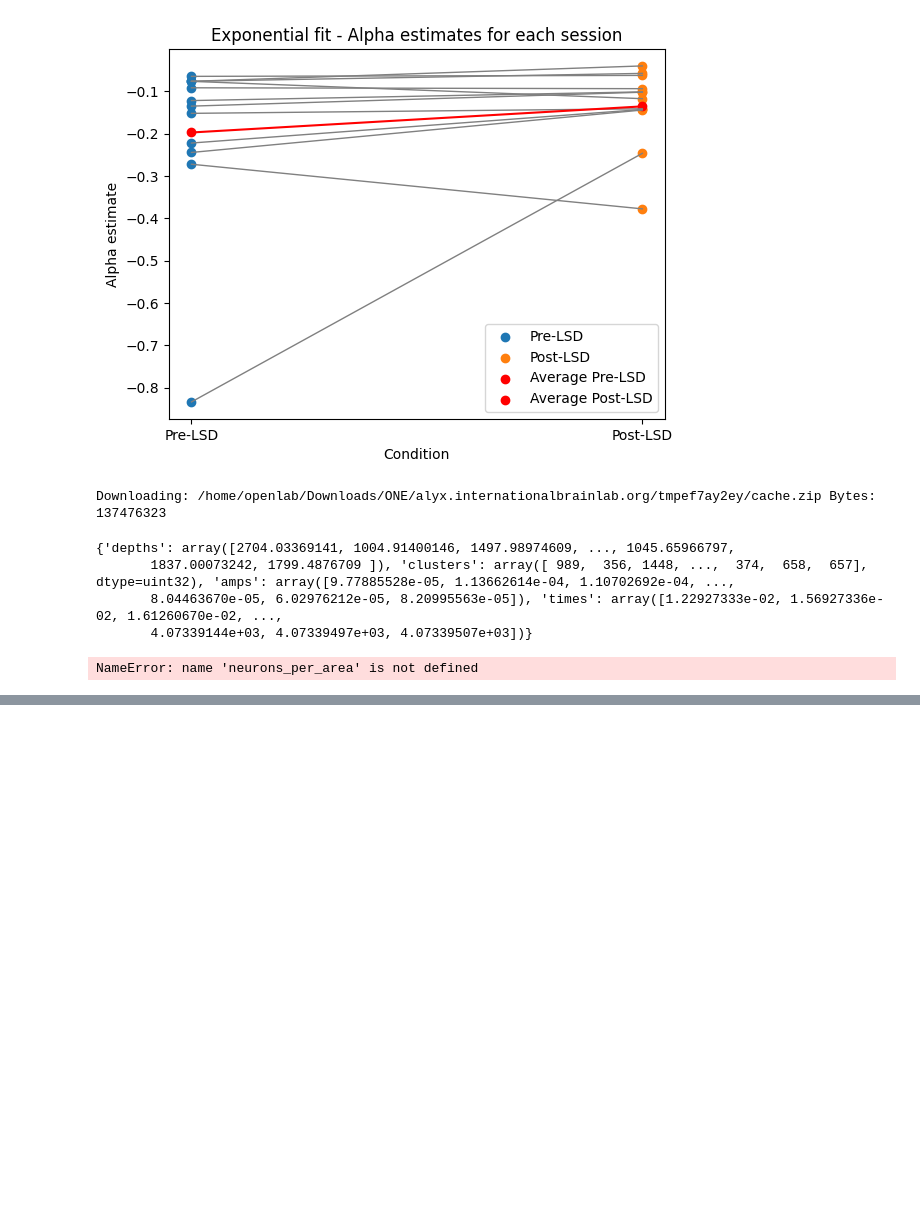
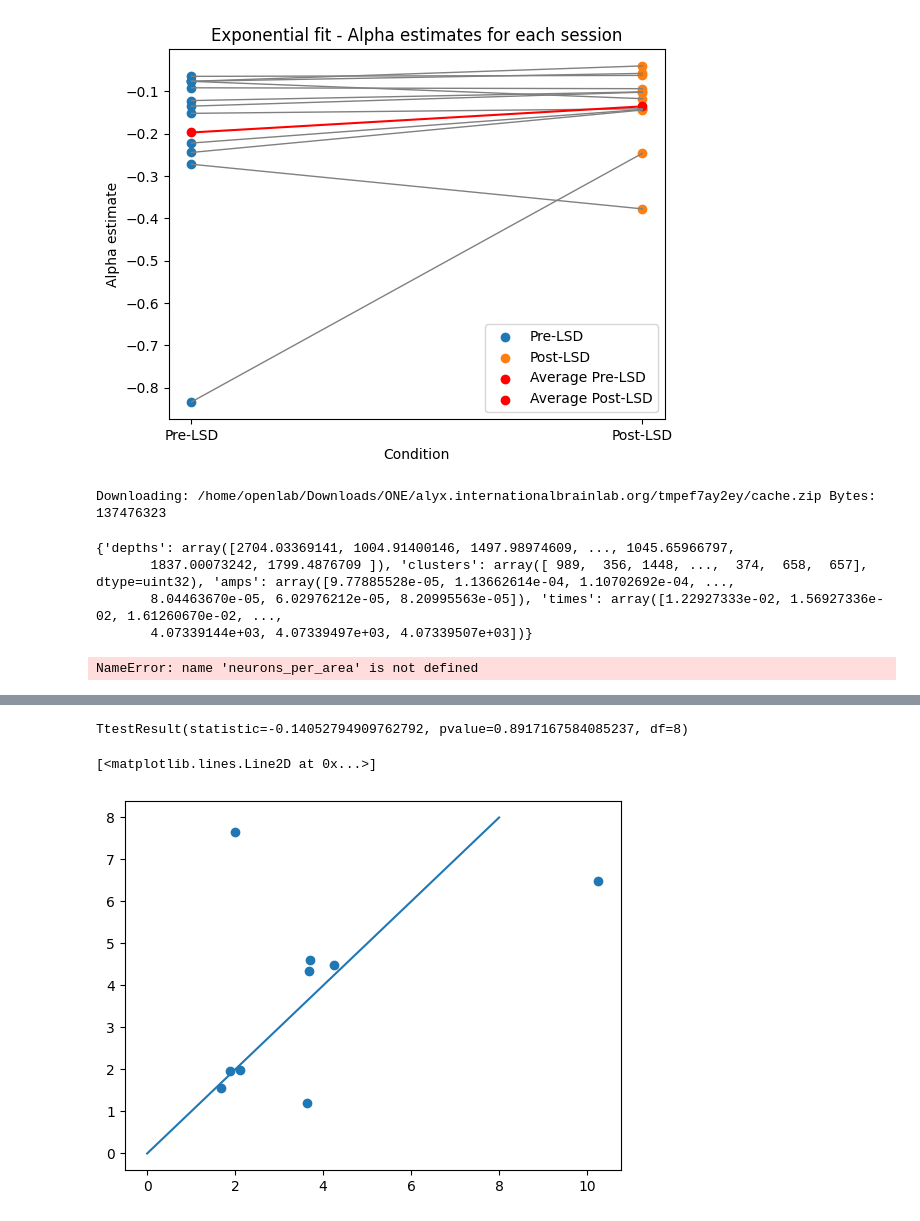
Before and after one commit to ja-94/psychedelics, a Jupyter notebook: 02_PCA.ipynb, the cells around one changed output, grey strips where cells are left out. Drawn from its saved outputs; the diff is of its cells as text; code cells hidden in the pictures; blank space fills up the shorter version.

```diff
--- a/02_PCA.ipynb
+++ b/02_PCA.ipynb
@@ -722,0 +800,11 @@ for idx, session in df_spikes.groupby('eid'):
+# %%
+scipy.stats.ttest_rel(df_pca['tau_0'], df_pca['tau_1'])
+# %% [output]
+TtestResult(statistic=-0.14052794909762792, pvalue=0.8917167584085237, df=8)
+# %%
+df_pca
+plt.scatter(df_pca['tau_0'], df_pca['tau_1'])
+plt.plot ([0,8], [0,8])
+# %% [output]
+[<matplotlib.lines.Line2D at 0x...>]
+[figure, added]
```
Also changed, not shown: parts of 11 cells of this notebook, 1 other file.
